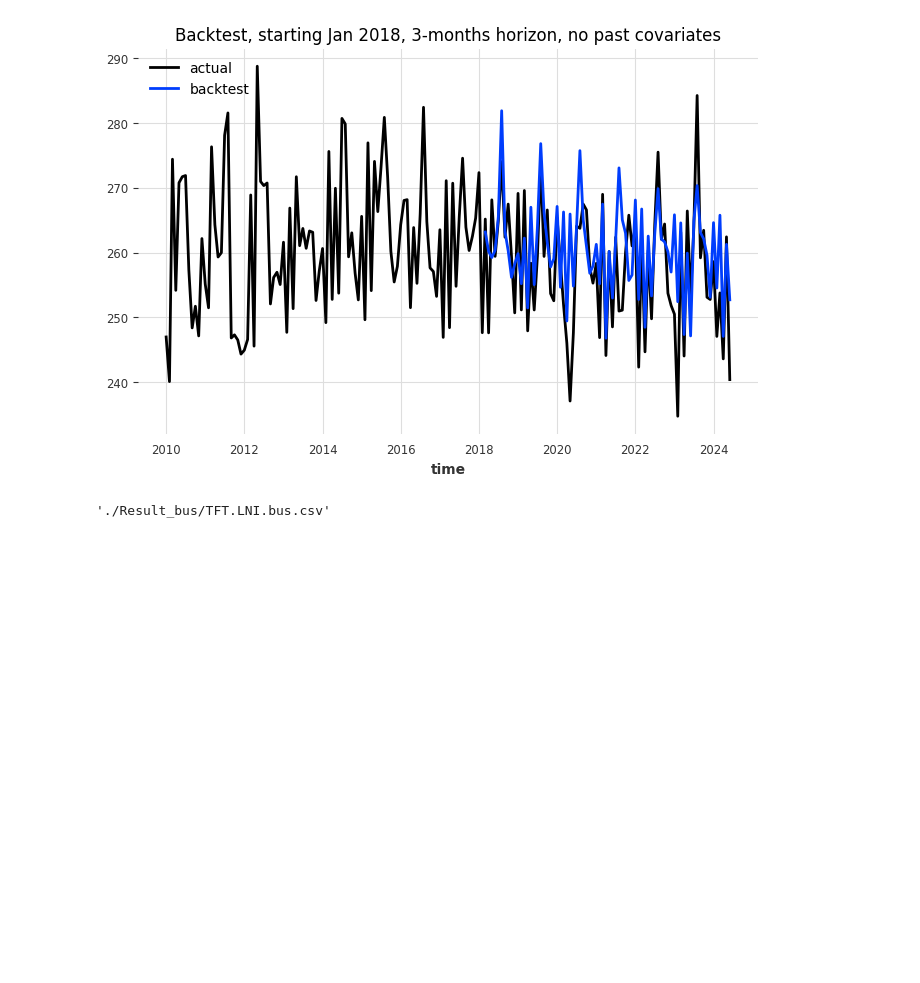
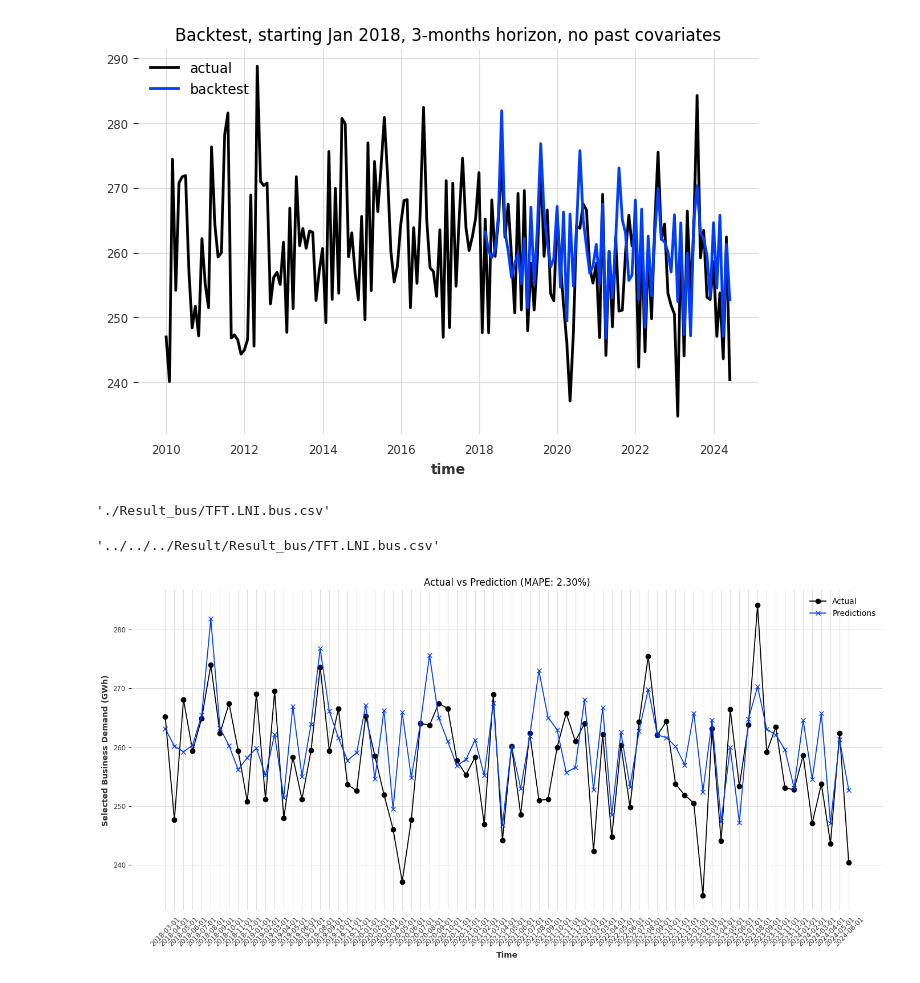
Before and after one commit to TheVeryCoolJackson/COMPSCI760-Electricity-Timeseries, a Jupyter notebook: Business/TFT_LNI_bus.ipynb, the cells around one changed output. Cells and saved outputs as stored; diff of their text form; code cells hidden in the pictures; blank space fills up the shorter version.

```diff
--- a/Business/TFT_LNI_bus.ipynb
+++ b/Business/TFT_LNI_bus.ipynb
@@ -286,0 +318,31 @@ csv_file_path
+# %%
+prediction_path = '../../../Result/Result_bus/TFT.LNI.bus.csv'
+output_path = '../../../Result/Result_bus/TFT.LNI.bus.csv'
+generate_comparison_csv(prediction_path, output_file_path=output_path)
+# %% [output]
+'../../../Result/Result_bus/TFT.LNI.bus.csv'
+# %%
+import pandas as pd
+import matplotlib.pyplot as plt
+
+# 加载已经包含4列的CSV文件
+file_path = '../../../Result/Result_bus/TFT.LNI.bus.csv'
+data = pd.read_csv(file_path)
+
+# 计算MAPE (Mean Absolute Percentage Error)
+data['mape'] = abs((data['actual'] - data['predictions']) / data['actual']) * 100
+mape = data['mape'].mean()
+
+# 绘制实际值和预测值的折线图
+plt.figure(figsize=(14, 7))
+plt.plot(data['time'], data['actual'], label='Actual', marker='o')
+plt.plot(data['time'], data['predictions'], label='Predictions', marker='x')
+plt.xlabel('Time')
+plt.ylabel('Selected Business Demand (GWh)')
+plt.title(f'Actual vs Prediction (MAPE: {mape:.2f}%)')
+plt.legend()
+plt.xticks(rotation=45)
+plt.tight_layout()
+plt.show()
+# %% [output]
+[figure, added]
```
Also changed, not shown: parts of 1 cell of this notebook, 24 other files.
